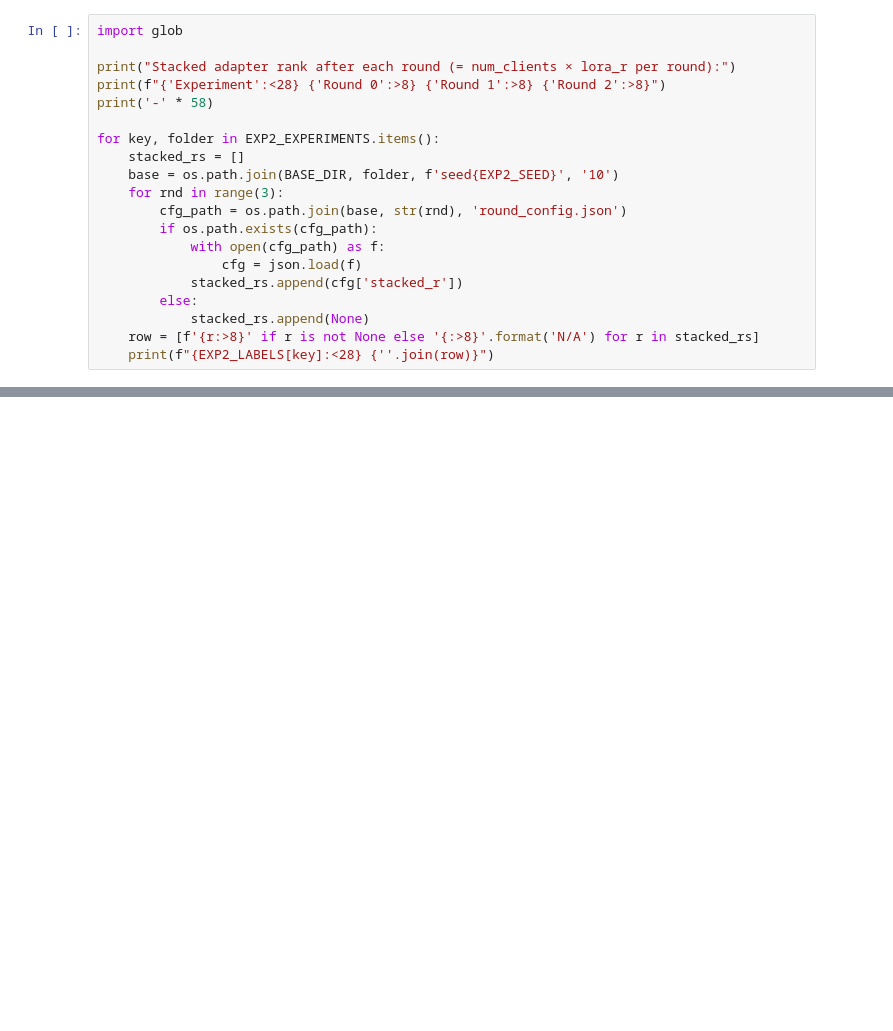
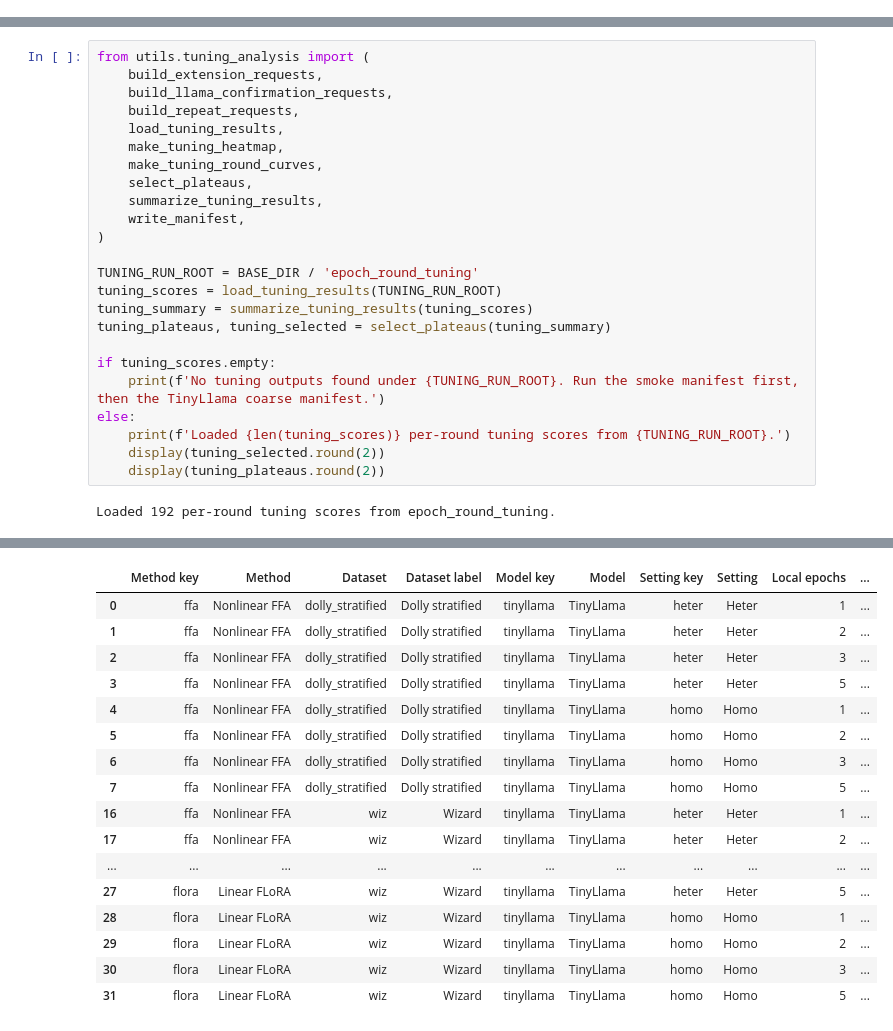
Before and after one commit to trantrieuvy/FederatedLLM, a Jupyter notebook: flora_results_analysis.ipynb, the cells around one changed output, grey strips where cells are left out. Drawn from its saved outputs; the diff is of its cells as text; blank space fills up the shorter version.

```diff
--- a/flora_results_analysis.ipynb
+++ b/flora_results_analysis.ipynb
@@ -1397,20 +0,0 @@ Llama-7B Heter NL                  2  ['25.28', '29.49']
-# %%
-import glob
-
-print("Stacked adapter rank after each round (= num_clients × lora_r per round):")
-print(f"{'Experiment':<28} {'Round 0':>8} {'Round 1':>8} {'Round 2':>8}")
-print('-' * 58)
-
-for key, folder in EXP2_EXPERIMENTS.items():
-    stacked_rs = []
-    base = os.path.join(BASE_DIR, folder, f'seed{EXP2_SEED}', '10')
-    for rnd in range(3):
-        cfg_path = os.path.join(base, str(rnd), 'round_config.json')
-        if os.path.exists(cfg_path):
-            with open(cfg_path) as f:
-                cfg = json.load(f)
-            stacked_rs.append(cfg['stacked_r'])
-        else:
-            stacked_rs.append(None)
-    row = [f'{r:>8}' if r is not None else '{:>8}'.format('N/A') for r in stacked_rs]
-    print(f"{EXP2_LABELS[key]:<28} {''.join(row)}")
@@ -1733,0 +421,26 @@ Llama-7B Heter     stratified seed 0: ['32.77']
+# %%
+from utils.tuning_analysis import (
+    build_extension_requests,
+    build_llama_confirmation_requests,
+    build_repeat_requests,
+    load_tuning_results,
+    make_tuning_heatmap,
+    make_tuning_round_curves,
+    select_plateaus,
+    summarize_tuning_results,
+    write_manifest,
+)
+
+TUNING_RUN_ROOT = BASE_DIR / 'epoch_round_tuning'
+tuning_scores = load_tuning_results(TUNING_RUN_ROOT)
+tuning_summary = summarize_tuning_results(tuning_scores)
+tuning_plateaus, tuning_selected = select_plateaus(tuning_summary)
+
+if tuning_scores.empty:
+    print(f'No tuning outputs found under {TUNING_RUN_ROOT}. Run the smoke manifest first, then the TinyLlama coarse manifest.')
+else:
+    print(f'Loaded {len(tuning_scores)} per-round tuning scores from {TUNING_RUN_ROOT}.')
+    display(tuning_selected.round(2))
+    display(tuning_plateaus.round(2))
+# %% [output]
+Loaded 192 per-round tuning scores from epoch_round_tuning.
@@ -1733,0 +456,17 @@ Llama-7B Heter     stratified seed 0: ['32.77']
+|  | Method key | Method | Dataset | Dataset label | Model key | Model | Setting key | Setting | Local epochs | ... |
+| 0 | ffa | Nonlinear FFA | dolly_stratified | Dolly stratified | tinyllama | TinyLlama | heter | Heter | 1 | ... |
+| 1 | ffa | Nonlinear FFA | dolly_stratified | Dolly stratified | tinyllama | TinyLlama | heter | Heter | 2 | ... |
+| 2 | ffa | Nonlinear FFA | dolly_stratified | Dolly stratified | tinyllama | TinyLlama | heter | Heter | 3 | ... |
+| 3 | ffa | Nonlinear FFA | dolly_stratified | Dolly stratified | tinyllama | TinyLlama | heter | Heter | 5 | ... |
+| 4 | ffa | Nonlinear FFA | dolly_stratified | Dolly stratified | tinyllama | TinyLlama | homo | Homo | 1 | ... |
+| 5 | ffa | Nonlinear FFA | dolly_stratified | Dolly stratified | tinyllama | TinyLlama | homo | Homo | 2 | ... |
+| 6 | ffa | Nonlinear FFA | dolly_stratified | Dolly stratified | tinyllama | TinyLlama | homo | Homo | 3 | ... |
+| 7 | ffa | Nonlinear FFA | dolly_stratified | Dolly stratified | tinyllama | TinyLlama | homo | Homo | 5 | ... |
+| 16 | ffa | Nonlinear FFA | wiz | Wizard | tinyllama | TinyLlama | heter | Heter | 1 | ... |
+| 17 | ffa | Nonlinear FFA | wiz | Wizard | tinyllama | TinyLlama | heter | Heter | 2 | ... |
+| ... | ... | ... | ... | ... | ... | ... | ... | ... | ... | ... |
+| 27 | flora | Linear FLoRA | wiz | Wizard | tinyllama | TinyLlama | heter | Heter | 5 | ... |
+| 28 | flora | Linear FLoRA | wiz | Wizard | tinyllama | TinyLlama | homo | Homo | 1 | ... |
+| 29 | flora | Linear FLoRA | wiz | Wizard | tinyllama | TinyLlama | homo | Homo | 2 | ... |
+| 30 | flora | Linear FLoRA | wiz | Wizard | tinyllama | TinyLlama | homo | Homo | 3 | ... |
+| 31 | flora | Linear FLoRA | wiz | Wizard | tinyllama | TinyLlama | homo | Homo | 5 | ... |
```
Also changed, not shown: parts of 88 cells of this notebook, 32 other files.
